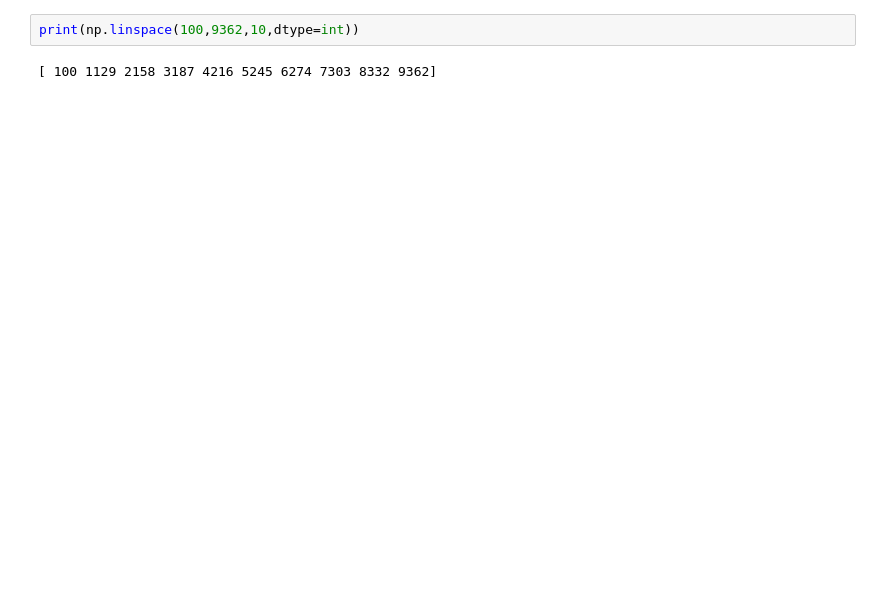
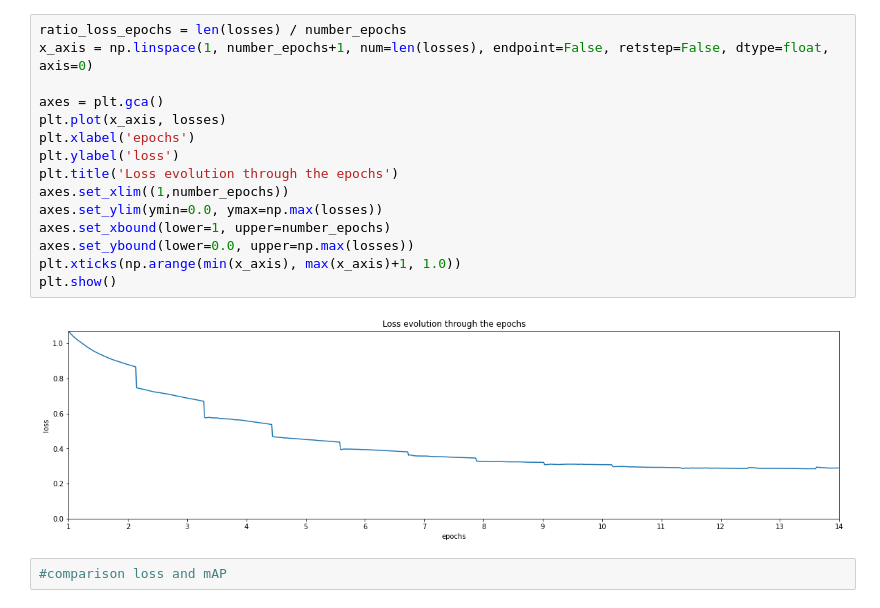
Before and after one commit to charliergi/insect-thesis, a Jupyter notebook: faster_rcnn-notebooks/graphs.ipynb, the cells around one changed output. Drawn from its saved outputs; the diff is of its cells as text; blank space fills up the shorter version.

```diff
--- a/faster_rcnn-notebooks/graphs.ipynb
+++ b/faster_rcnn-notebooks/graphs.ipynb
@@ -182,4 +180,19 @@ plt.show()
-# %%
-print(np.linspace(100,9362,10,dtype=int))
-# %% [output]
-[ 100 1129 2158 3187 4216 5245 6274 7303 8332 9362]
+# %%
+ratio_loss_epochs = len(losses) / number_epochs
+x_axis = np.linspace(1, number_epochs+1, num=len(losses), endpoint=False, retstep=False, dtype=float, axis=0)
+
+axes = plt.gca()
+plt.plot(x_axis, losses)
+plt.xlabel('epochs')
+plt.ylabel('loss')
+plt.title('Loss evolution through the epochs')
+axes.set_xlim((1,number_epochs))
+axes.set_ylim(ymin=0.0, ymax=np.max(losses))
+axes.set_xbound(lower=1, upper=number_epochs)
+axes.set_ybound(lower=0.0, upper=np.max(losses))
+plt.xticks(np.arange(min(x_axis), max(x_axis)+1, 1.0))
+plt.show()
+# %% [output]
+[figure, added]
+# %%
+#comparison loss and mAP
```
Also changed, not shown: parts of 9 cells of this notebook, 3 other files.
